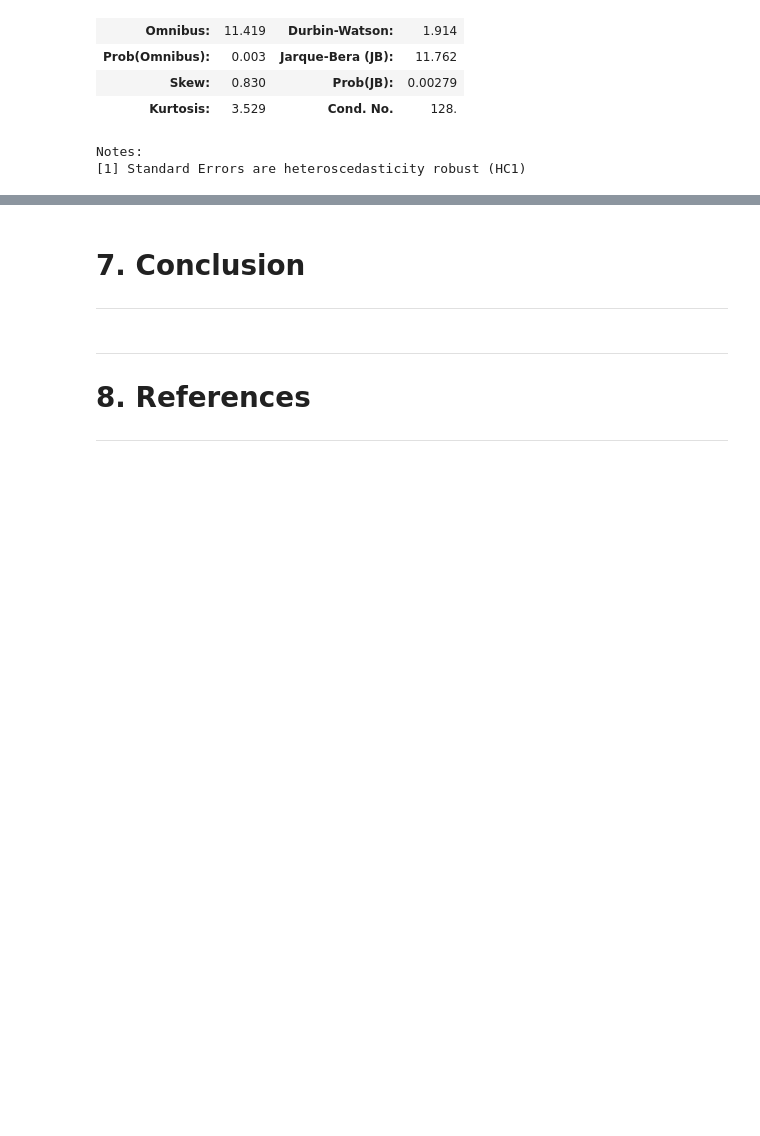
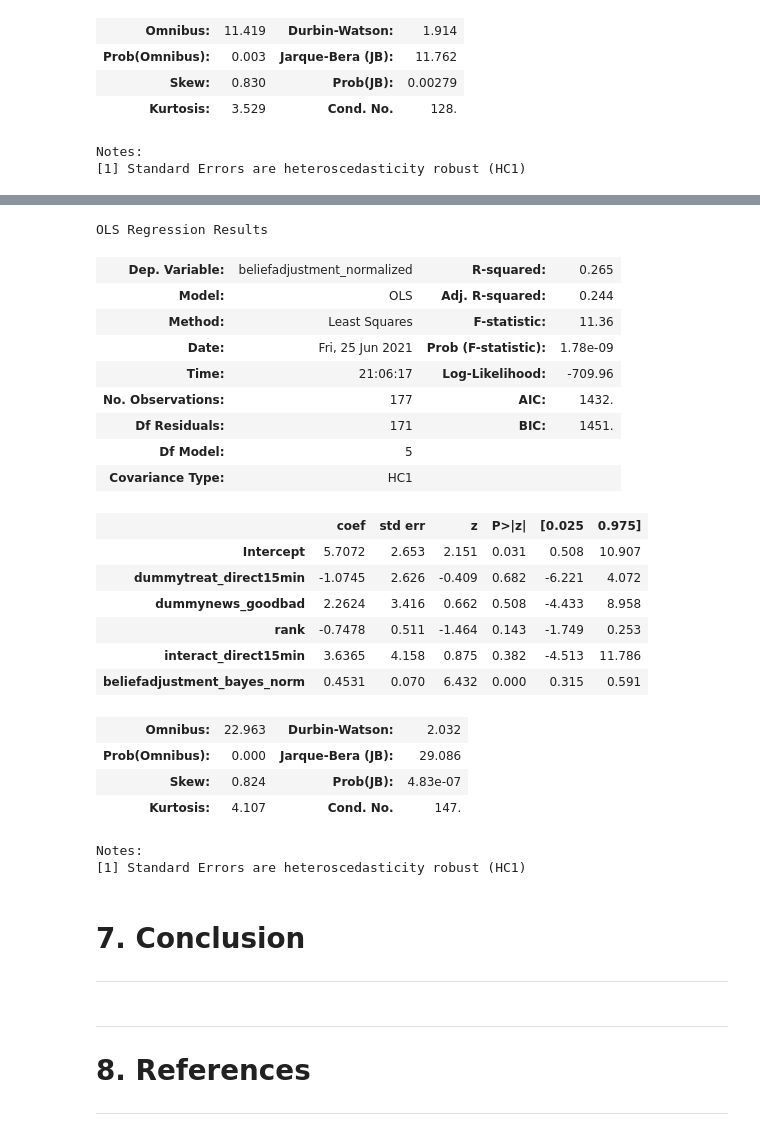
Before and after one commit to aysuavci/ose-data-science-course-project-aysuavci, a Jupyter notebook: project_notebook.ipynb, the cells around one changed output, grey strips where cells are left out. Drawn from its saved outputs; the diff is of its cells as text; code cells hidden in the pictures; blank space fills up the shorter version.

```diff
--- a/project_notebook.ipynb
+++ b/project_notebook.ipynb
@@ -532,3 +559,32 @@ Notes:
+# %%
+#Reg 6 Belief
+model_ols = smf.ols(formula= "beliefadjustment_normalized ~ dummytreat_direct15min + dummynews_goodbad + rank + interact_direct15min + beliefadjustment_bayes_norm", data=df)
+rslt = model_ols.fit(cov_type='HC1')
+rslt.summary()
+# %% [output]
+OLS Regression Results
+| Dep. Variable: | beliefadjustment_normalized | R-squared: | 0.265 |
+| Model: | OLS | Adj. R-squared: | 0.244 |
+| Method: | Least Squares | F-statistic: | 11.36 |
+| Date: | Fri, 25 Jun 2021 | Prob (F-statistic): | 1.78e-09 |
+| Time: | 21:06:17 | Log-Likelihood: | -709.96 |
+| No. Observations: | 177 | AIC: | 1432. |
+| Df Residuals: | 171 | BIC: | 1451. |
+| Df Model: | 5 |  |  |
+| Covariance Type: | HC1 |  |  |
+|  | coef | std err | z | P>|z| | [0.025 | 0.975] |
+| Intercept | 5.7072 | 2.653 | 2.151 | 0.031 | 0.508 | 10.907 |
+| dummytreat_direct15min | -1.0745 | 2.626 | -0.409 | 0.682 | -6.221 | 4.072 |
+| dummynews_goodbad | 2.2624 | 3.416 | 0.662 | 0.508 | -4.433 | 8.958 |
+| rank | -0.7478 | 0.511 | -1.464 | 0.143 | -1.749 | 0.253 |
+| interact_direct15min | 3.6365 | 4.158 | 0.875 | 0.382 | -4.513 | 11.786 |
+| beliefadjustment_bayes_norm | 0.4531 | 0.070 | 6.432 | 0.000 | 0.315 | 0.591 |
+| Omnibus: | 22.963 | Durbin-Watson: | 2.032 |
+| Prob(Omnibus): | 0.000 | Jarque-Bera (JB): | 29.086 |
+| Skew: | 0.824 | Prob(JB): | 4.83e-07 |
+| Kurtosis: | 4.107 | Cond. No. | 147. |
+Notes:
+[1] Standard Errors are heteroscedasticity robust (HC1)
 # %% [markdown]
 # 7. Conclusion
 ---
```
Also changed, not shown: parts of 1 cell of this notebook.
